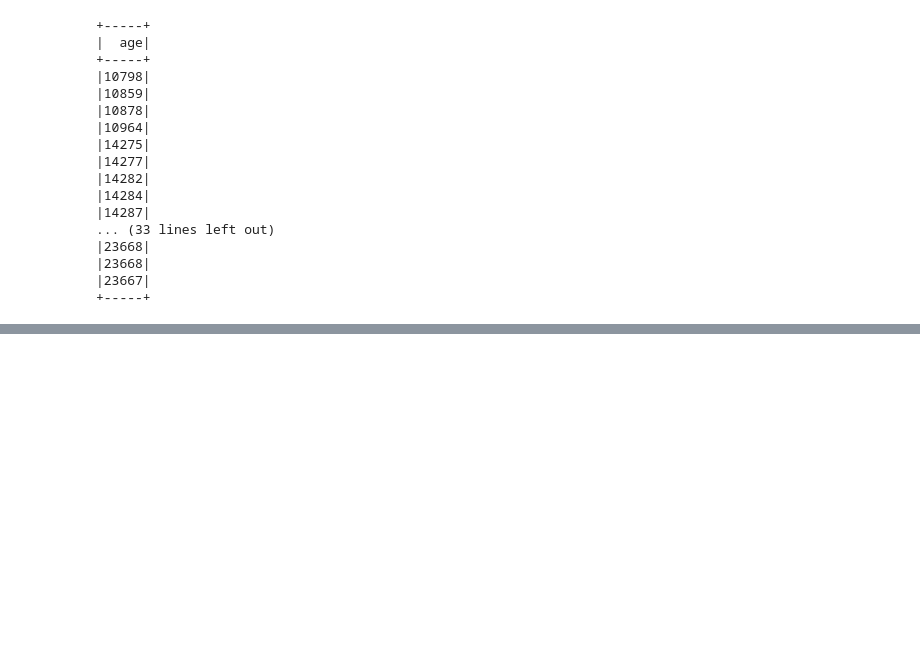
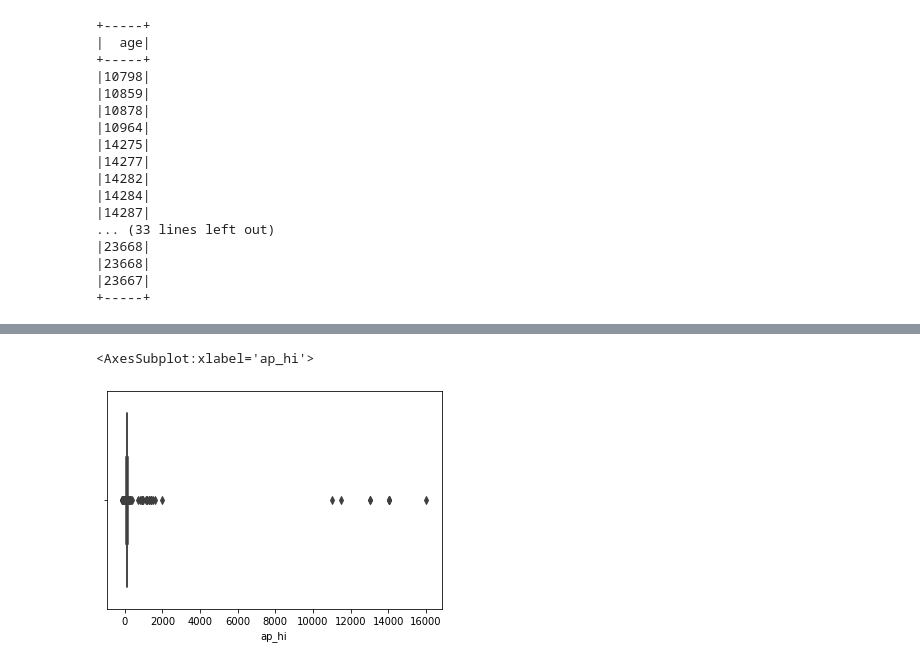
Before and after one commit to ydai992-uoa/INFOSYS722-BDAS, a Jupyter notebook: code/BDAS.ipynb, the cells around one changed output, grey strips where cells are left out. Saved outputs shown, nothing was run; the diff lists cells and outputs as text; code cells hidden in the pictures; blank space fills up the shorter version.

```diff
--- a/code/BDAS.ipynb
+++ b/code/BDAS.ipynb
@@ -144,0 +175,5 @@ df.select("age").orderBy(col("age").desc()).limit(20).show()
+# %%
+sns.boxplot(x=pds['ap_hi'])
+# %% [output]
+<AxesSubplot:xlabel='ap_hi'>
+[figure, added]
```
Also changed, not shown: parts of 30 cells of this notebook.
